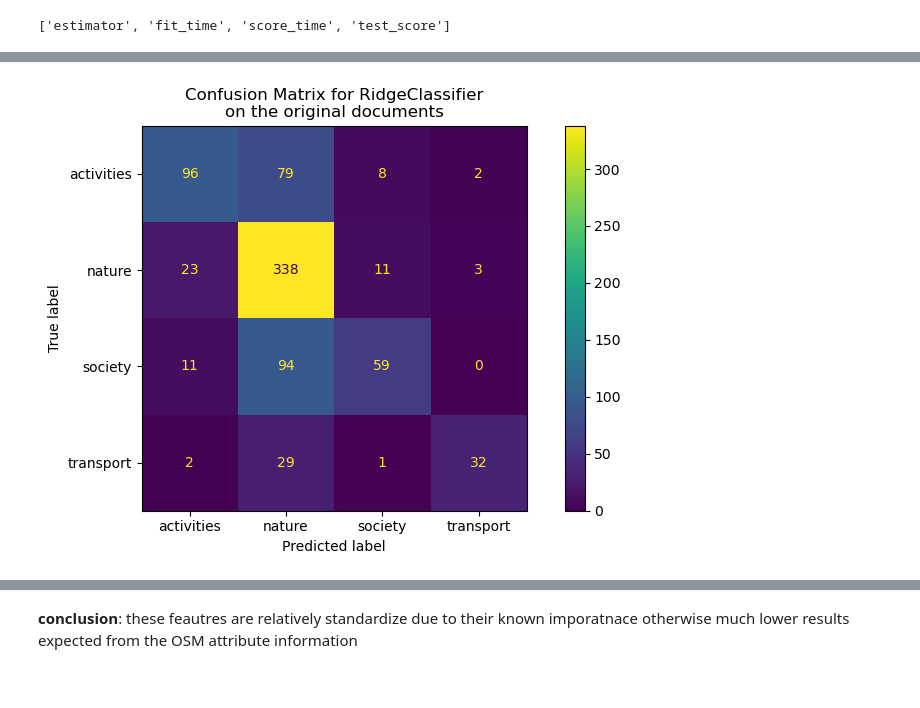
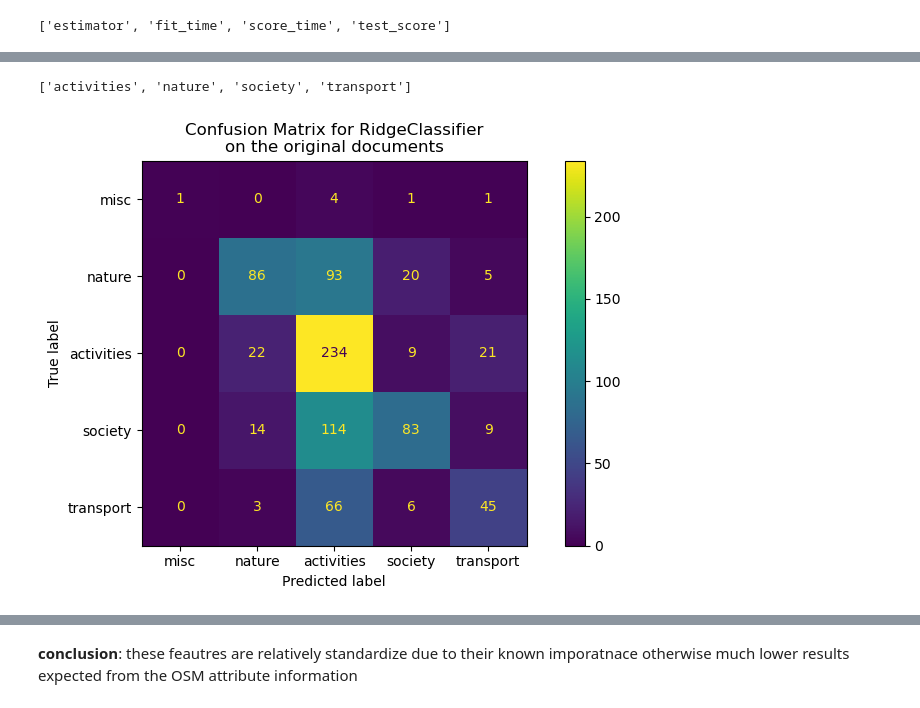
Before and after one commit to hamzeiehsan/leisure-walking-analysis, a Jupyter notebook: 4. final analysis.ipynb, the cells around one changed output, grey strips where cells are left out. Saved outputs shown, nothing was run; the diff lists cells and outputs as text; code cells hidden in the pictures.

```diff
--- a/4. final analysis.ipynb
+++ b/4. final analysis.ipynb
@@ -434,19 +433,23 @@ array([0.61075949, 0.68037975, 0.66349206, 0.62857143, 0.68888889,
 # %%
 pred = clf.predict(X_test)
+# %%
+target_names
+# %% [output]
+['activities', 'nature', 'society', 'transport']
 # %%
 import matplotlib.pyplot as plt
 
 from sklearn.metrics import ConfusionMatrixDisplay
-target_names = (['activities', 'nature', 'society', 'transport'])
+target_names = (['misc', 'nature', 'activities', 'society', 'transport'])
 fig, ax = plt.subplots(figsize=(10, 5))
 ConfusionMatrixDisplay.from_predictions(target_test, pred, ax=ax)
 ax.xaxis.set_ticklabels(target_names)
 ax.yaxis.set_ticklabels(target_names)
 _ = ax.set_title(
     f"Confusion Matrix for {clf.__class__.__name__}\non the original documents"
 )
 # %% [output]
-[figure, old version]
+[figure, new version]
 # %%
 from sklearn.metrics import classification_report
 classification_report(target_test, pred, output_dict=True)
```
Also changed, not shown: parts of 43 cells of this notebook, 10 other files.
